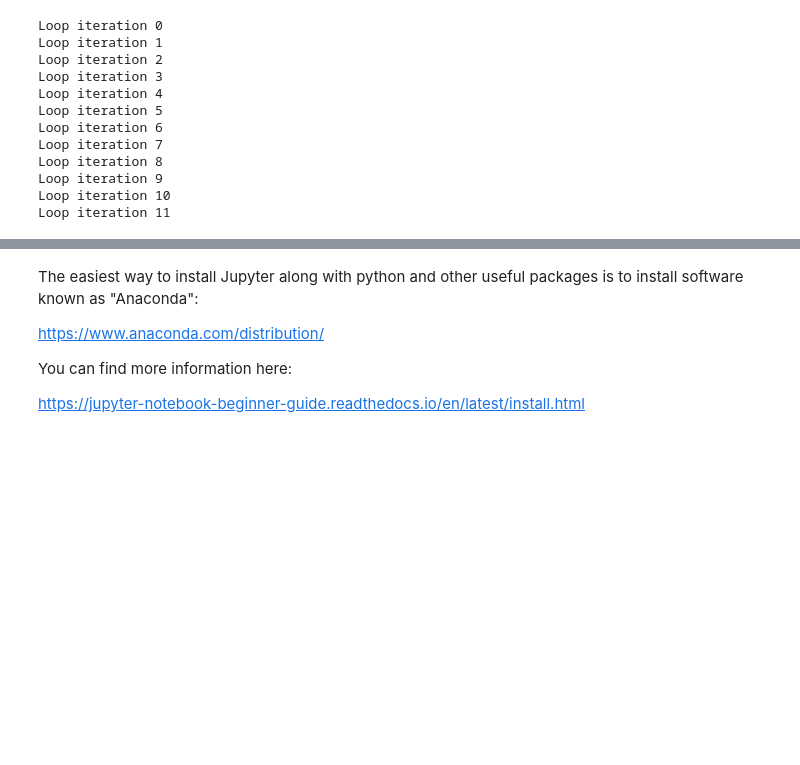
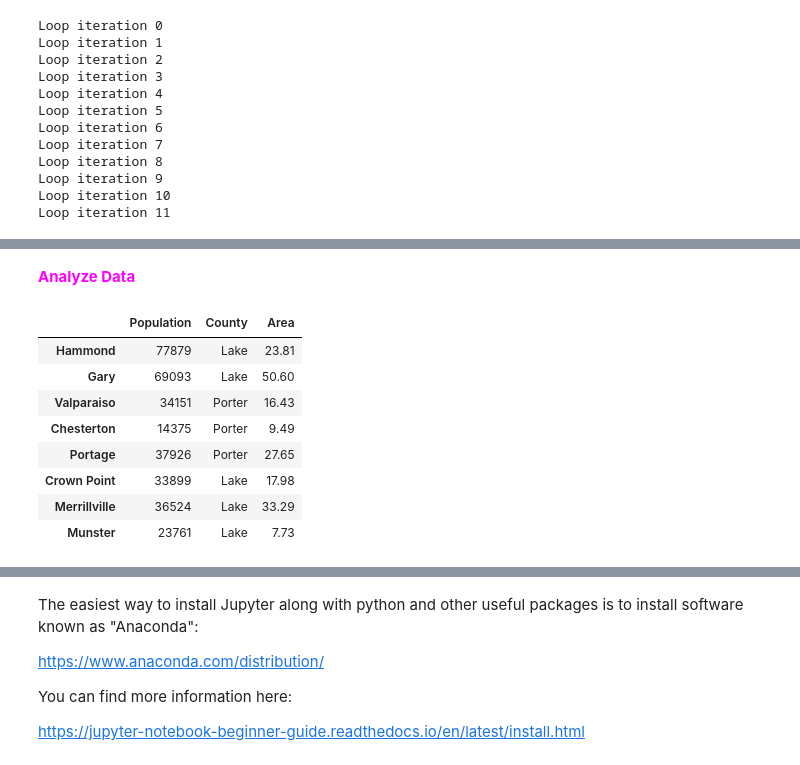
Before and after one commit to goodbyeskyharbor/PurdueNorthwest_PHYS308_ScientificComputing1, a Jupyter notebook: Notebooks/PHYS 308 - 00 - Jupyter Notebook and Google Colab Basics.ipynb, the cells around one changed output, grey strips where cells are left out. Drawn from its saved outputs; the diff is of its cells as text; code cells hidden in the pictures; blank space fills up the shorter version.

```diff
--- a/Notebooks/PHYS 308 - 00 - Jupyter Notebook and Google Colab Basics.ipynb
+++ b/Notebooks/PHYS 308 - 00 - Jupyter Notebook and Google Colab Basics.ipynb
@@ -109,0 +132,37 @@ plt.show()
+# %% [markdown]
+<font color=magenta>**Analyze Data**</font>
+# %%
+# Example using the external python package pandas
+
+import pandas as pd
+import numpy as np
+import matplotlib.pyplot as plt
+
+# Make a pandas Dataframe
+df = pd.DataFrame(
+    [   #[Population, county, area (square miles)]
+        [77879,  "Lake",23.81],
+        [69093,  "Lake",50.6],
+        [34151,"Porter",16.43],
+        [14375,"Porter",9.49],
+        [37926,"Porter",27.65],
+        [33899,  "Lake",17.98],
+        [36524,  "Lake",33.29],
+        [23761,  "Lake",7.73]
+    ],
+    index = ["Hammond", "Gary", "Valparaiso", "Chesterton", "Portage", "Crown Point", "Merrillville", "Munster"],
+    columns = ["Population","County","Area"]
+)
+
+# Display the DataFrame
+display(df)
+# %% [output]
+|  | Population | County | Area |
+| Hammond | 77879 | Lake | 23.81 |
+| Gary | 69093 | Lake | 50.60 |
+| Valparaiso | 34151 | Porter | 16.43 |
+| Chesterton | 14375 | Porter | 9.49 |
+| Portage | 37926 | Porter | 27.65 |
+| Crown Point | 33899 | Lake | 17.98 |
+| Merrillville | 36524 | Lake | 33.29 |
+| Munster | 23761 | Lake | 7.73 |
```
Also changed, not shown: parts of 23 cells of this notebook.
